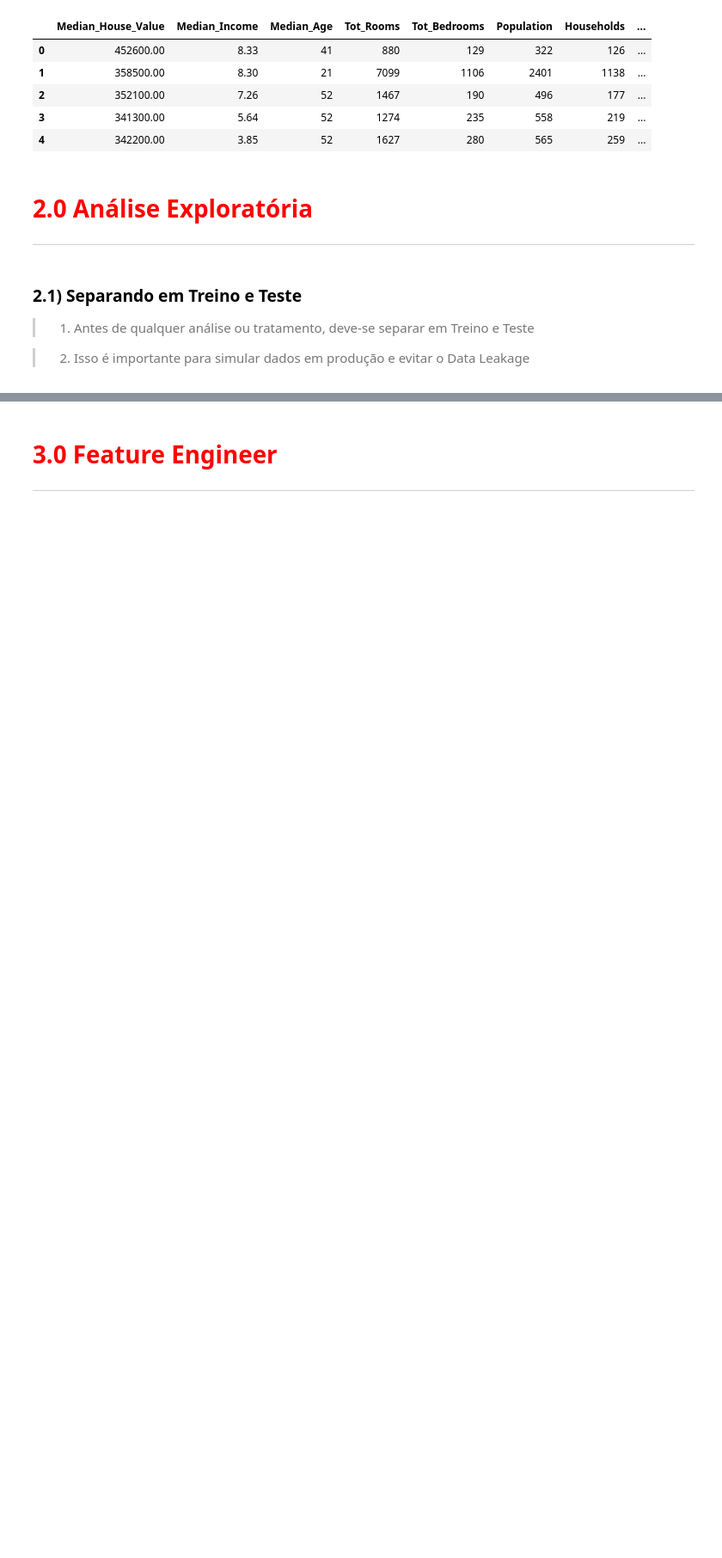
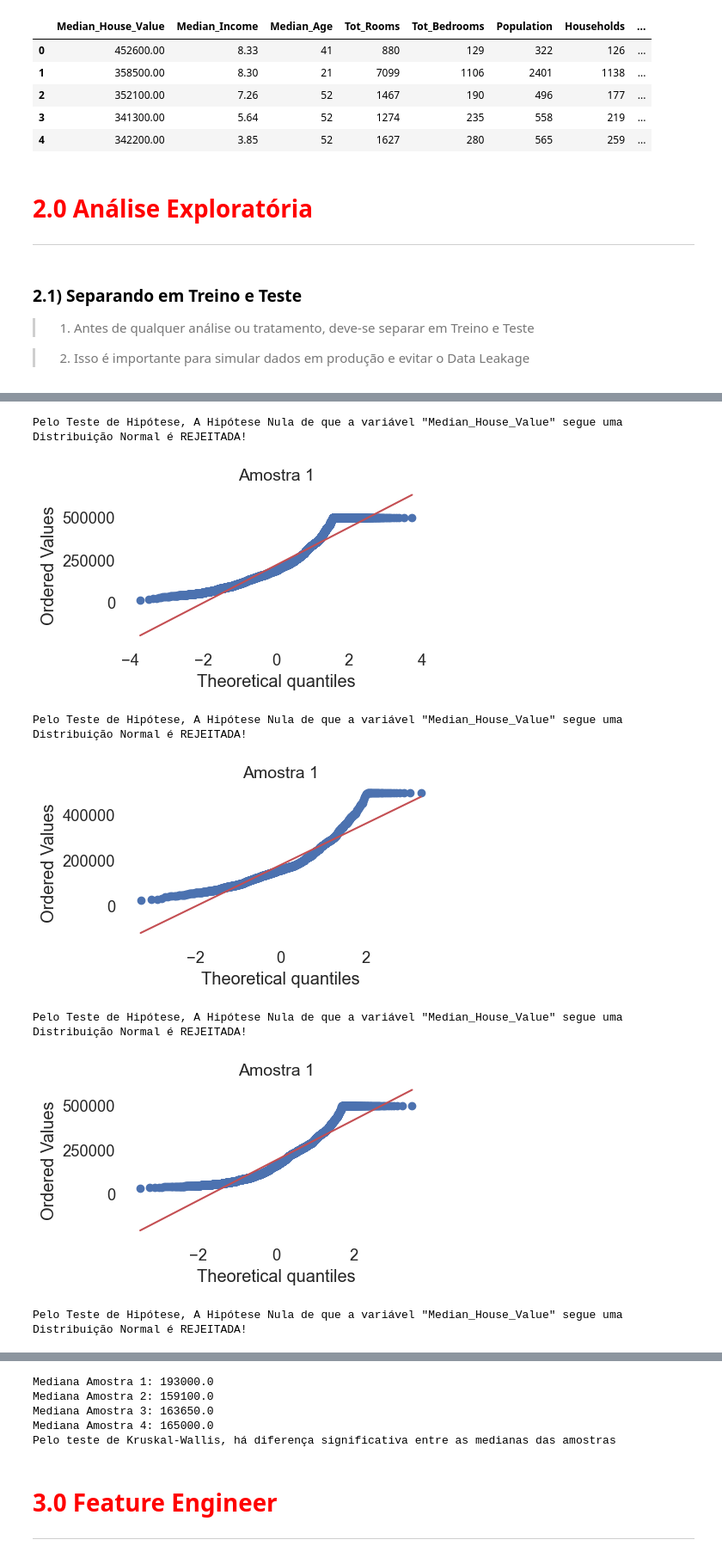
Before and after one commit to leonardovargas10/Modelo_Previsao_Preco_Imoveis, a Jupyter notebook: Modelo_Previsao_Preco_Imoveis.ipynb, the cells around one changed output, grey strips where cells are left out. Shown: that part at 86% size. Saved outputs shown, nothing was run; the diff lists cells and outputs as text; code cells hidden in the pictures; blank space fills up the shorter version.

```diff
--- a/Modelo_Previsao_Preco_Imoveis.ipynb
+++ b/Modelo_Previsao_Preco_Imoveis.ipynb
@@ -445,7 +633,7 @@ def analisa_correlacao(metodo, df):
 # %% [markdown]
 * Analisa Normalidade
 # %%
-def analisa_normalidade(amostra1, amostra2, variavel):
+def analisa_normalidade(amostra, variavel):
 
     normaltest_amostra = normaltest(amostra[variavel])
     if normaltest_amostra[1] < 0.05:
@@ -453,8 +641,8 @@ def analisa_normalidade(amostra1, amostra2, variavel):
     else:
         print(f'Pelo Teste de Hipótese, A Hipótese Nula de  que a variável "{variavel}" segue uma Distribuição Normal é ACEITA')
 
-    plt.figure(figsize = (14, 7))
-    stats.probplot(amostra1[variavel], dist = 'norm', plot = plt)
+    plt.figure(figsize = (5, 3))
+    stats.probplot(amostra[variavel], dist = 'norm', plot = plt)
     plt.title(f'Amostra 1', fontsize = 14)
     plt.grid(False)
     plt.box(False)
@@ -840,0 +1121,20 @@ plota_boxplot(['Distance_to_LA','Distance_to_SanDiego','Distance_to_SanJose','Di
+# %%
+LA = df_train.loc[df_train['Cluster_Distance'] == 'LA'][['Median_House_Value']]
+SanDiego = df_train.loc[df_train['Cluster_Distance'] == 'SanDiego'][['Median_House_Value']]
+SanJose = df_train.loc[df_train['Cluster_Distance'] == 'SanJose'][['Median_House_Value']]
+SanFrancisco = df_train.loc[df_train['Cluster_Distance'] == 'SanFrancisco'][['Median_House_Value']]
+
+analisa_normalidade(LA, 'Median_House_Value')
+analisa_normalidade(SanDiego, 'Median_House_Value')
+analisa_normalidade(SanJose, 'Median_House_Value')
+analisa_normalidade(SanFrancisco, 'Median_House_Value')
+
+teste_hipotese_muitas_amostras_independentes([LA, SanDiego, SanJose, SanFrancisco], 'Median_House_Value')
+# %% [output]
+Pelo Teste de Hipótese, A Hipótese Nula de que a variável "Median_House_Value" segue uma Distribuição Normal é REJEITADA!
+[figure, added]
+Pelo Teste de Hipótese, A Hipótese Nula de que a variável "Median_House_Value" segue uma Distribuição Normal é REJEITADA!
+[figure, added]
+Pelo Teste de Hipótese, A Hipótese Nula de que a variável "Median_House_Value" segue uma Distribuição Normal é REJEITADA!
+[figure, added]
+Pelo Teste de Hipótese, A Hipótese Nula de que a variável "Median_House_Value" segue uma Distribuição Normal é REJEITADA!
@@ -841,3 +1142,8 @@ plota_boxplot(['Distance_to_LA','Distance_to_SanDiego','Distance_to_SanJose','Di
+Mediana Amostra 1: 193000.0
+Mediana Amostra 2: 159100.0
+Mediana Amostra 3: 163650.0
+Mediana Amostra 4: 165000.0
+Pelo teste de Kruskal-Wallis, há diferença significativa entre as medianas das amostras
 # %% [markdown]
 # <font color='red' style='font-size: 40px;'> 3.0 Feature Engineer </font>
 <hr style='border: 2px solid red;'>
```
Also changed, not shown: parts of 34 cells of this notebook.
